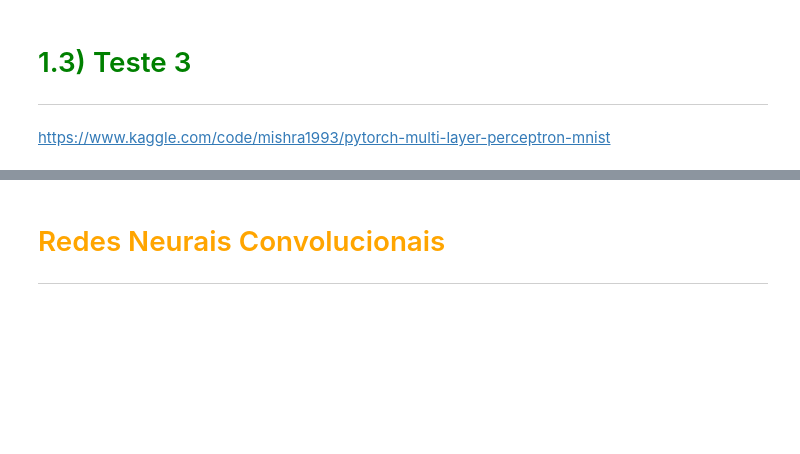
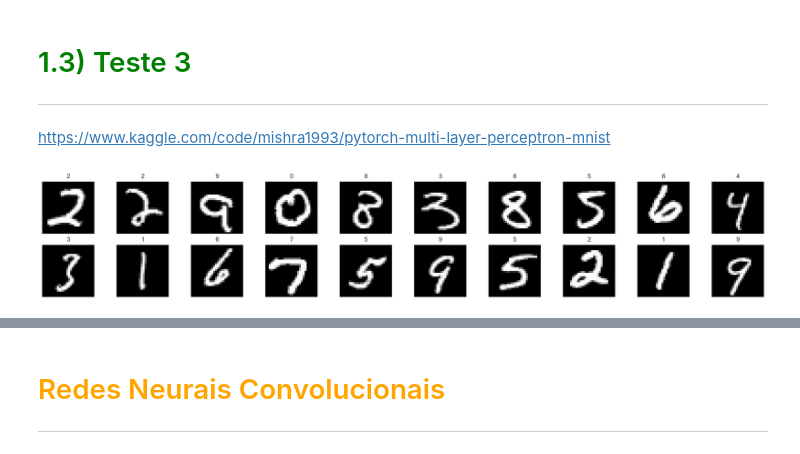
Before and after one commit to leonardovargas10/Pesquisa_Aplicada_Modelagem, a Jupyter notebook: Deep_Learning/01_Deep_Learning.ipynb, the cells around one changed output, grey strips where cells are left out. Saved outputs shown, nothing was run; the diff lists cells and outputs as text; code cells hidden in the pictures; blank space fills up the shorter version.

```diff
--- a/Deep_Learning/01_Deep_Learning.ipynb
+++ b/Deep_Learning/01_Deep_Learning.ipynb
@@ -3184,0 +3670,3 @@ https://www.kaggle.com/code/mishra1993/pytorch-multi-layer-perceptron-mnist
+# %%
+train_data = TrainMNIST('../Deep_Learning/data/mnist_train.csv', transform=transforms.ToTensor())
+test_data = TestMNIST('../Deep_Learning/data/mnist_test.csv', transform=transforms.ToTensor())
@@ -3184,0 +3764,16 @@ https://www.kaggle.com/code/mishra1993/pytorch-multi-layer-perceptron-mnist
+# %%
+# obtain one batch of training images
+dataiter = iter(train_loader)
+images, labels = next(dataiter)
+
+images = images.numpy()
+
+# plot the images in the batch, along with the corresponding labels
+fig = plt.figure(figsize=(25, 4))
+
+for idx in np.arange(20):
+    ax = fig.add_subplot(2, 10, idx+1, xticks=[], yticks=[])
+    ax.imshow(np.squeeze(images[idx]), cmap='gray')
+    ax.set_title(str(labels[idx].item()))
+# %% [output]
+[figure, added]
```
Also changed, not shown: parts of 26 cells of this notebook, 1 other file.
